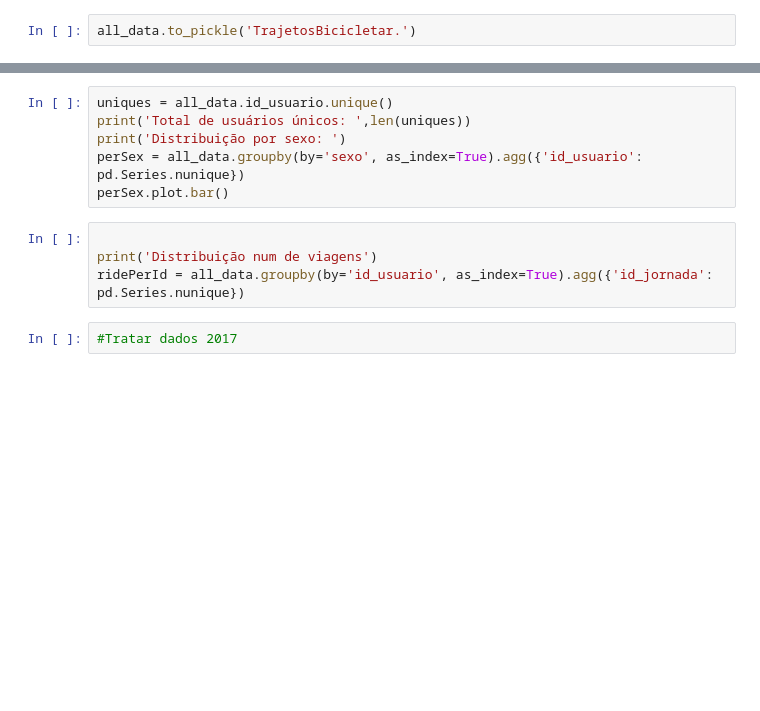
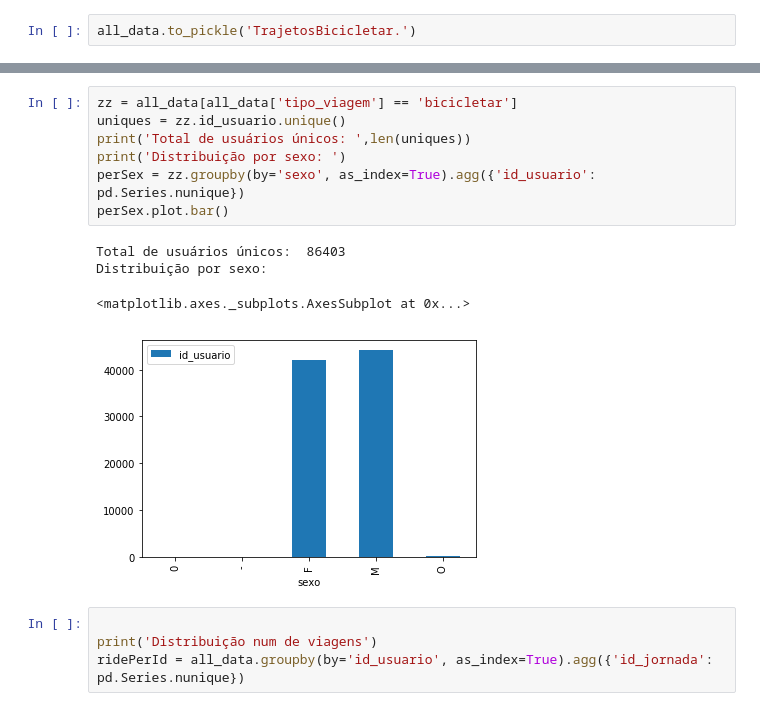
Before and after one commit to omadson/PhD, a Jupyter notebook: notebooks/initial_clean_bicicletar.ipynb, the cells around one changed output, grey strips where cells are left out. Saved outputs shown, nothing was run; the diff lists cells and outputs as text; blank space fills up the shorter version.

```diff
--- a/notebooks/initial_clean_bicicletar.ipynb
+++ b/notebooks/initial_clean_bicicletar.ipynb
@@ -280,12 +383,16 @@ perYear.plot.bar()
 # %%
-uniques = all_data.id_usuario.unique()
+zz = all_data[all_data['tipo_viagem'] == 'bicicletar']
+uniques = zz.id_usuario.unique()
 print('Total de usuários únicos: ',len(uniques))
 print('Distribuição por sexo: ')
-perSex = all_data.groupby(by='sexo', as_index=True).agg({'id_usuario': pd.Series.nunique})
+perSex = zz.groupby(by='sexo', as_index=True).agg({'id_usuario': pd.Series.nunique})
 perSex.plot.bar()
+# %% [output]
+Total de usuários únicos:  86403
+Distribuição por sexo:
+<matplotlib.axes._subplots.AxesSubplot at 0x...>
+[figure, added]
 # %%
 
 print('Distribuição num de viagens')
 ridePerId = all_data.groupby(by='id_usuario', as_index=True).agg({'id_jornada': pd.Series.nunique})
-# %%
-#Tratar dados 2017
```
Also changed, not shown: parts of 23 cells of this notebook, 2 other files.
